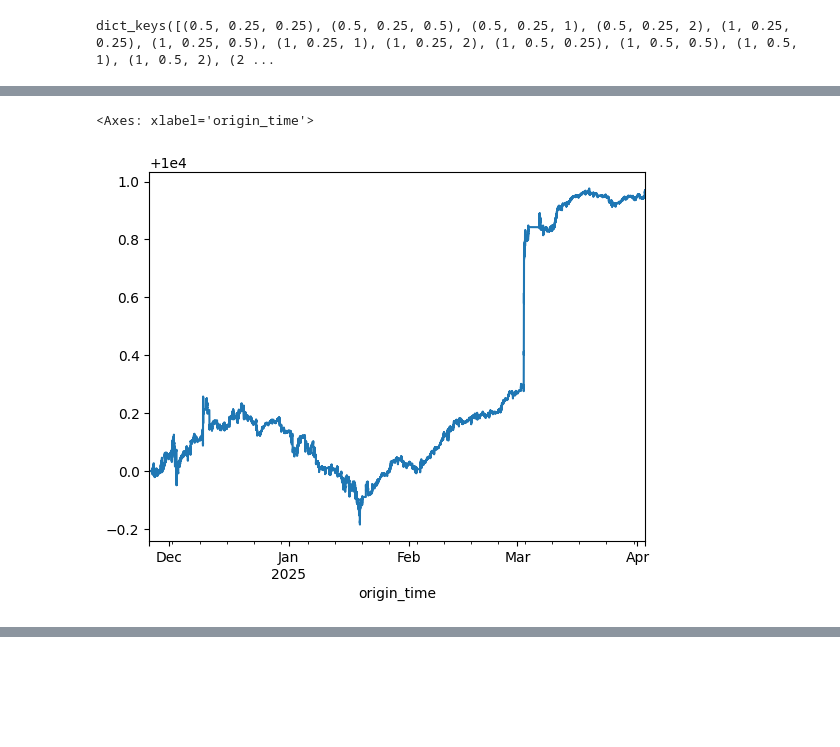
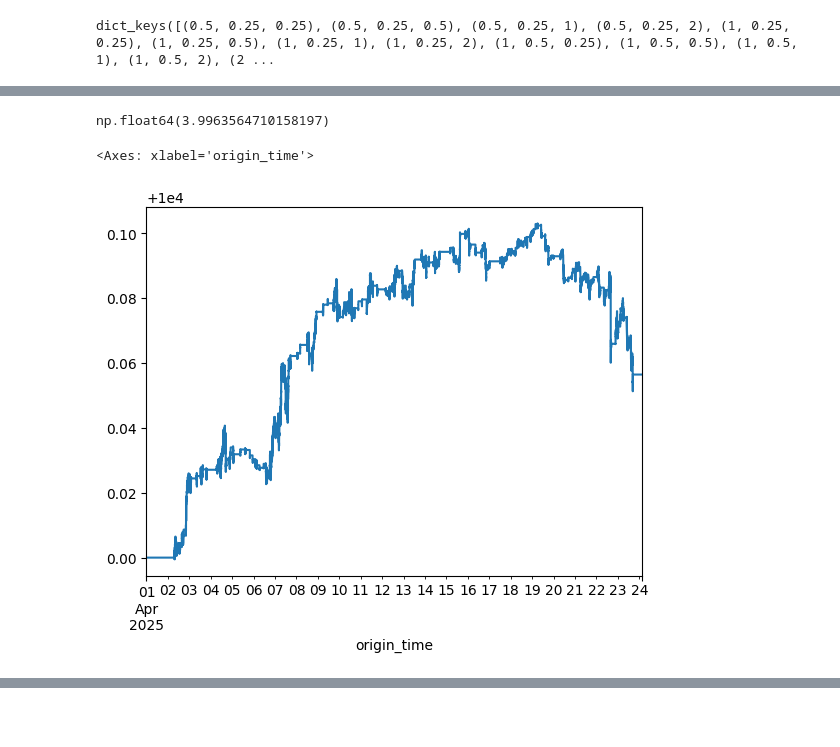
Before and after one commit to vbear97/pairs_trading_cryptocurrency, a Jupyter notebook: trading_strategy_development_part2.ipynb, the cells around one changed output, grey strips where cells are left out. Saved outputs shown, nothing was run; the diff lists cells and outputs as text; code cells hidden in the pictures; blank space fills up the shorter version.

```diff
--- a/trading_strategy_development_part2.ipynb
+++ b/trading_strategy_development_part2.ipynb
@@ -39,5 +42,5 @@ train_df, test_df = resampled_df[resampled_df.index < TEST_CUTOFF], resampled_df
 # %%
-pairs_df = train_df[train_df['symbol'].isin(['ADA-USDT', 'SOL-USDT', 'BTC-USDT'])].pivot(
+pairs_training_df = train_df[train_df['symbol'].isin(['ADA-USDT', 'SOL-USDT', 'BTC-USDT'])].pivot(
     columns='symbol',
     values=['bid_0_price', 'ask_0_price', 'bid_0_size', 'ask_0_size', 'mid_price']
 ).rename(columns={
@@ -47,10 +50,7 @@ pairs_df = train_df[train_df['symbol'].isin(['ADA-USDT', 'SOL-USDT', 'BTC-USDT']
     'ask_0_size': 'ask_size'
 }).swaplevel(axis=1)
 
-CUTOFF_TRAINING = dt.datetime(2025, 1, 20)
-CUTOFF_VALIDATION = dt.datetime(2025, 4, 1)
-pairs_training_df = pairs_df[pairs_df.index<=CUTOFF_TRAINING]
-# pairs_validation_df = pairs_df[pairs_df.index >=CUTOFF_VALIDATION].ffill()
+#CLEAN OUT due to missing data concerns
 # %%
 SECONDS_PER_MINUTE = 60
 pairs_training_df.swaplevel(axis=1)['mid_price'].apply(summary_streaks_seconds)/SECONDS_PER_MINUTE
@@ -115,0 +92,2 @@ pairs_validation_df.head()
+# %%
+cleaned_pairs_training_df = pairs_training_df.ffill()
@@ -137,16 +139,18 @@ TRADING_PERIODS_PER_YEAR = TICKS_PER_MINUTE*MINUTES_PER_HOUR*HOURS_IN_DAYS*365
 #Part 1: Find the optimal trading strategy parameters based on hourly signal data
 
 #Note there is no need to use k-fold cross-validation since the entry, exit and MA lookback are really PARAMETERs of the model and so they shoul be trained on the dataset
-entry_threshold = [1, 2]
-exit_threshold = [0.25, 0.5]
-lookback_multiple = [0.25, 0.5, 2]
+entry_threshold = [0.5, 1, 2]
+exit_threshold = [0.25, 0.5, 1]
+lookback_multiple = [0.25, 0.5, 1, 2]
 grid_search = list(itertools.product(entry_threshold, exit_threshold, lookback_multiple))
 hedge_lookback = BETA_LOOKBACK_BY_FREQUENCY['hour']
 
 results_by_param = {}
-temp_df = pairs_training_df.head(n=100_000)
+temp_df = cleaned_pairs_training_df
 
 for (entry, exit, lookback_multiple) in grid_search:
+    if exit >= entry:
+        continue
     #Generate signal on rolling OLS with hourly frequency, but with a different SPREAD lookback
     signal = PricingSignal(hedge_lookback = BETA_LOOKBACK_BY_FREQUENCY['hour'], spread_lookback = int(MA_UNITS_BY_FREQUENCY['hour']*lookback_multiple))
     #use midprices to generate signal
@@ -247,7 +195,10 @@ sharpe_ratios
 # %%
-winning_results = results_by_param[(2, 0.5, 0.5)]
+winner = results_by_param[(2, 0.5, 1)]
+winner['backtest']['sharpe']
+# %% [output]
+np.float64(3.9963564710158197)
 # %%
-winning_results['backtest']['equity_curve'].plot()
+winner['backtest']['equity_curve'].plot()
 # %% [output]
 <Axes: xlabel='origin_time'>
-[figure, old version]
+[figure, new version]
```
Also changed, not shown: parts of 34 cells of this notebook, 6 other files.
